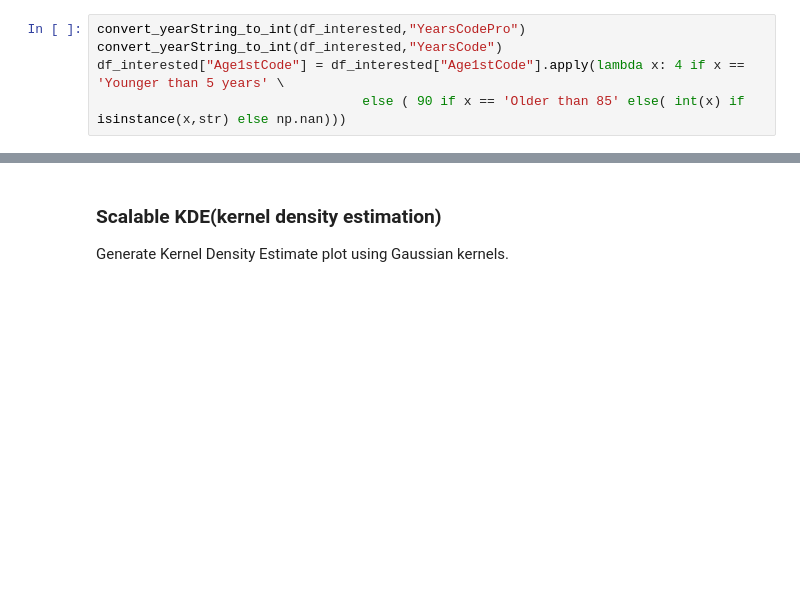
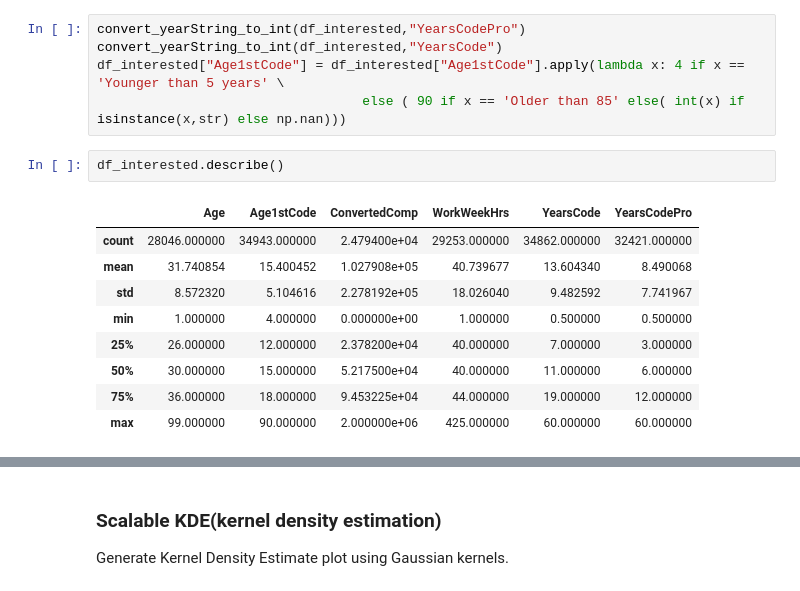
Before and after one commit to chengweiiii/stack-overflow-developer-survey-2020, a Jupyter notebook: stackoverflow_analytics.ipynb, the cells around one changed output, grey strips where cells are left out. Drawn from its saved outputs; the diff is of its cells as text; blank space fills up the shorter version.

```diff
--- a/stackoverflow_analytics.ipynb
+++ b/stackoverflow_analytics.ipynb
@@ -112,3 +112,15 @@ convert_yearString_to_int(df_interested,"YearsCodePro")
 convert_yearString_to_int(df_interested,"YearsCode")
 df_interested["Age1stCode"] = df_interested["Age1stCode"].apply(lambda x: 4 if x == 'Younger than 5 years' \
                                   else ( 90 if x == 'Older than 85' else( int(x) if isinstance(x,str) else np.nan)))
+# %%
+df_interested.describe()
+# %% [output]
+|  | Age | Age1stCode | ConvertedComp | WorkWeekHrs | YearsCode | YearsCodePro |
+| count | 28046.000000 | 34943.000000 | 2.479400e+04 | 29253.000000 | 34862.000000 | 32421.000000 |
+| mean | 31.740854 | 15.400452 | 1.027908e+05 | 40.739677 | 13.604340 | 8.490068 |
+| std | 8.572320 | 5.104616 | 2.278192e+05 | 18.026040 | 9.482592 | 7.741967 |
+| min | 1.000000 | 4.000000 | 0.000000e+00 | 1.000000 | 0.500000 | 0.500000 |
+| 25% | 26.000000 | 12.000000 | 2.378200e+04 | 40.000000 | 7.000000 | 3.000000 |
+| 50% | 30.000000 | 15.000000 | 5.217500e+04 | 40.000000 | 11.000000 | 6.000000 |
+| 75% | 36.000000 | 18.000000 | 9.453225e+04 | 44.000000 | 19.000000 | 12.000000 |
+| max | 99.000000 | 90.000000 | 2.000000e+06 | 425.000000 | 60.000000 | 60.000000 |
```
Also changed, not shown: parts of 12 cells of this notebook.
